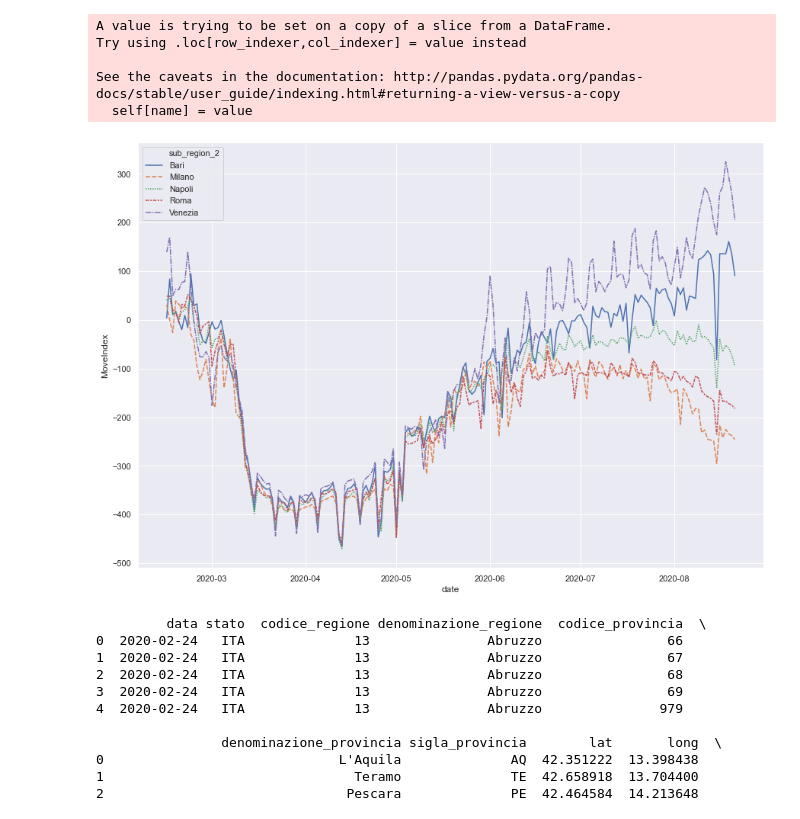
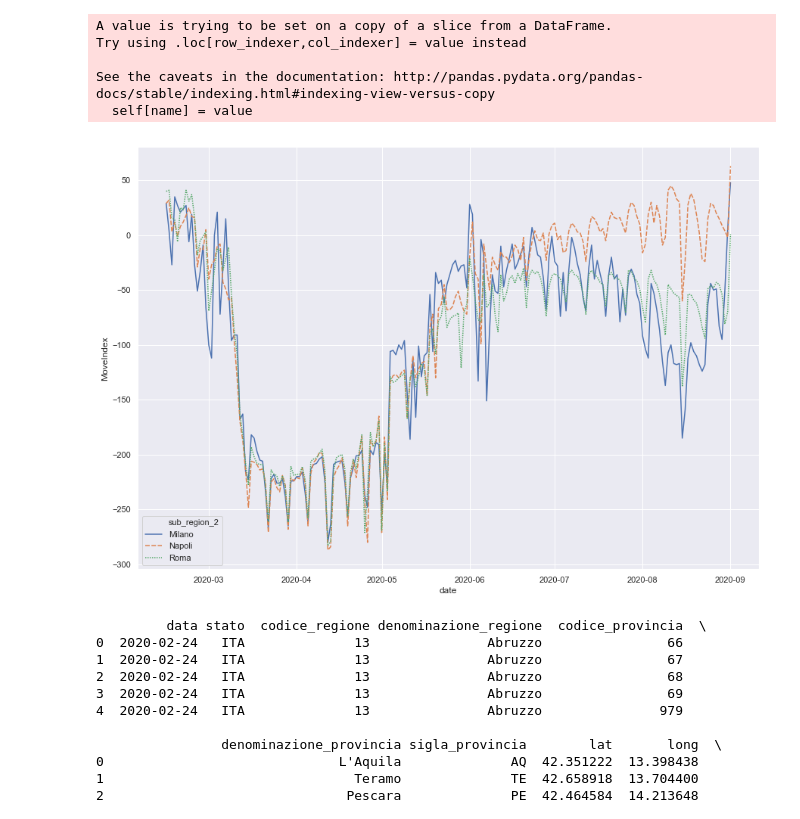
Before and after one commit to zirafel/covid_analysis, a Jupyter notebook: covid_air_quality/preprocessing.ipynb, the cells around one changed output. Drawn from its saved outputs; the diff is of its cells as text; code cells hidden in the pictures.

```diff
--- a/covid_air_quality/preprocessing.ipynb
+++ b/covid_air_quality/preprocessing.ipynb
@@ -99,7 +99,8 @@ for c in cities_moves:
     print(df_moves_c['date'].max())
     # compute MoveIndex
     # It is not considering 'residential'
-    df_moves_c['MoveIndex'] =  df_moves_c['retail_and_recreation'] + df_moves_c['grocery_and_pharmacy'] + df_moves_c['parks'] + df_moves_c['transit_stations'] + df_moves_c['workplaces']
+    df_moves_c['MoveIndex'] =  df_moves_c['retail_and_recreation'] + df_moves_c['grocery_and_pharmacy'] + df_moves_c['parks']
+    + df_moves_c['transit_stations'] + df_moves_c['workplaces'] #+ df_moves_c['residential']
     #print(df_moves_c.head())
     frames = [df_moves_final, df_moves_c]
     result = pd.concat(frames)
@@ -133,20 +134,20 @@ period of time:
 # %%
 #Plot MoveIndex
 import seaborn as sns; sns.set()
 import matplotlib.pyplot as plt
 sns.set(rc={'figure.figsize':(14.7,10.27)})
-df_moves_final = df_moves_final.loc[df_moves_final['sub_region_2'].isin(['Venezia','Milano','Roma','Napoli','Bari'])]
+df_moves_final = df_moves_final.loc[df_moves_final['sub_region_2'].isin(['Milano','Roma','Napoli'])]
 df_moves_final.MoveIndex = df_moves_final.MoveIndex.astype(float)
 df_moves_final.residential = df_moves_final.residential.astype(float)
 ax = sns.lineplot(x="date", y="MoveIndex", hue="sub_region_2", style="sub_region_2",
                   data=df_moves_final)
 # %% [output]
 A value is trying to be set on a copy of a slice from a DataFrame.
 Try using .loc[row_indexer,col_indexer] = value instead
 
-See the caveats in the documentation: http://pandas.pydata.org/pandas-docs/stable/user_guide/indexing.html#returning-a-view-versus-a-copy
+See the caveats in the documentation: http://pandas.pydata.org/pandas-docs/stable/indexing.html#indexing-view-versus-copy
   self[name] = value
-[figure, old version]
+[figure, new version]
 # %%
 #Covd Ops
 # cast operation
```
Also changed, not shown: parts of 7 cells of this notebook, 2 other files.
